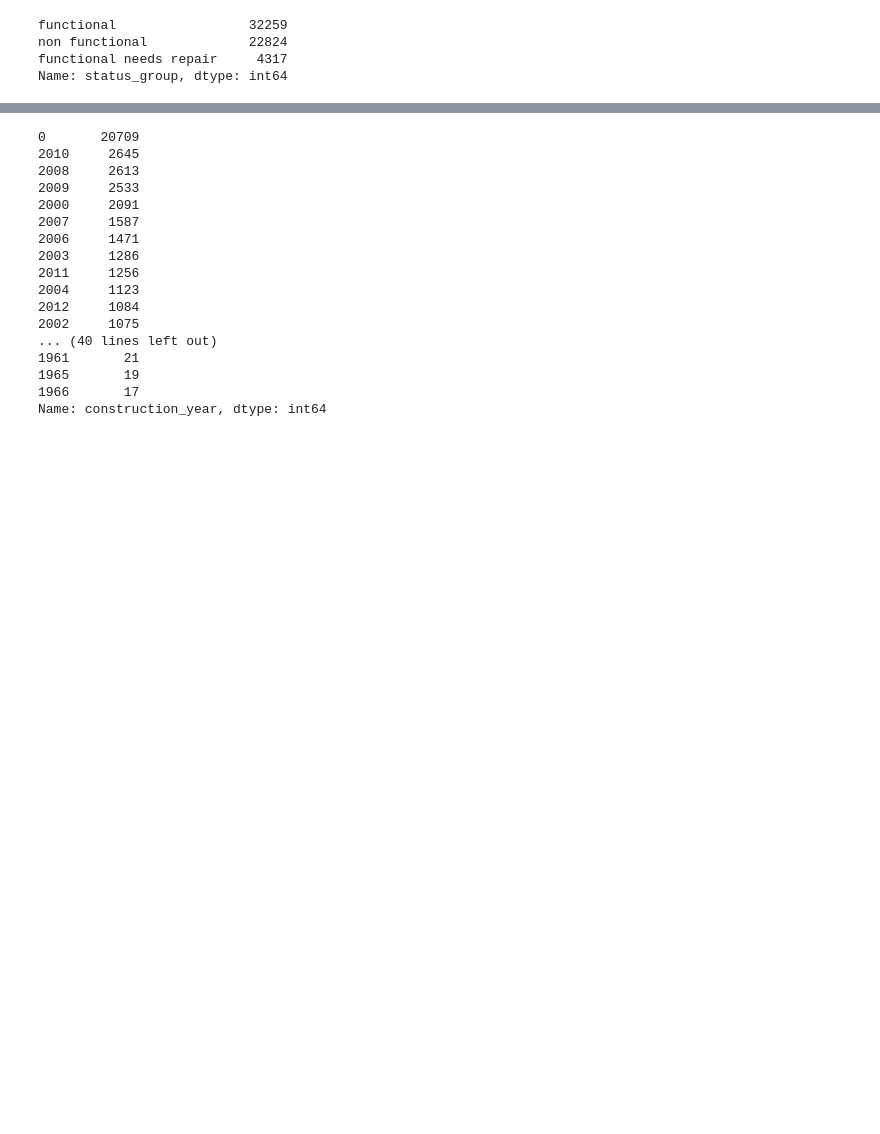
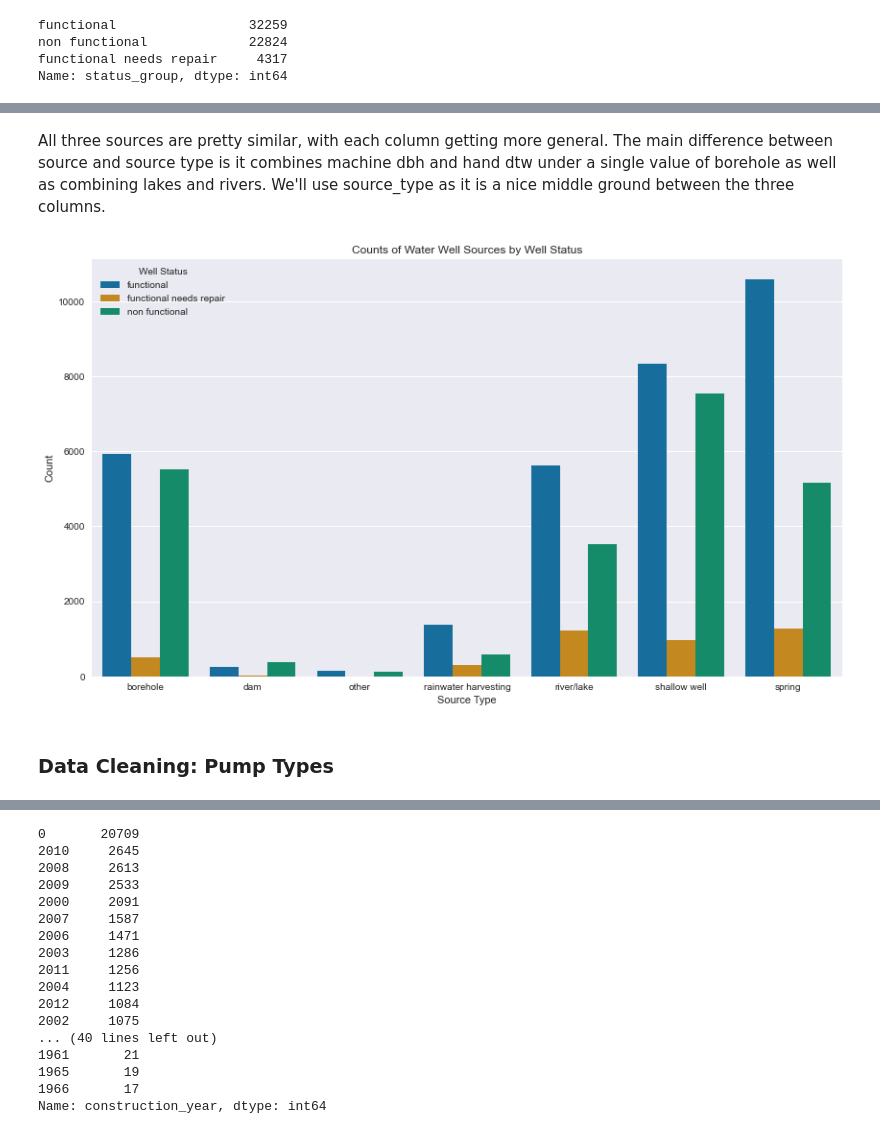
Before and after one commit to jaredlil/project-3-tanzanian-water-wells, a Jupyter notebook: project-3-tazmanian-water-wells.ipynb, the cells around one changed output, grey strips where cells are left out. Cells and saved outputs as stored; diff of their text form; code cells hidden in the pictures; blank space fills up the shorter version.

Commit message:
majority of data cleaning completed, graphs

```diff
--- a/project-3-tazmanian-water-wells.ipynb
+++ b/project-3-tazmanian-water-wells.ipynb
@@ -200,0 +239,17 @@ Name: construction_year, dtype: int64>
+# %% [markdown]
+All three sources are pretty similar, with each column getting more general. The main difference between source and source type is it combines machine dbh and hand dtw under a single value of borehole as well as combining lakes and rivers. We'll use source_type as it is a nice middle ground between the three columns.
+# %%
+grouped_data = df.groupby(['source_type', 'status_group']).size().reset_index(name='count')
+
+plt.figure(figsize=(14,8))
+
+sns.barplot(data=grouped_data, x='source_type', y='count', hue='status_group', palette='colorblind')
+plt.xlabel('Source Type')
+plt.ylabel('Count')
+plt.title('Counts of Water Well Sources by Well Status')
+plt.legend(title='Well Status', loc='upper left')
+plt.show()
+# %% [output]
+[figure, added]
+# %% [markdown]
+### Data Cleaning: Pump Types
```
Also changed, not shown: parts of 20 cells of this notebook.
